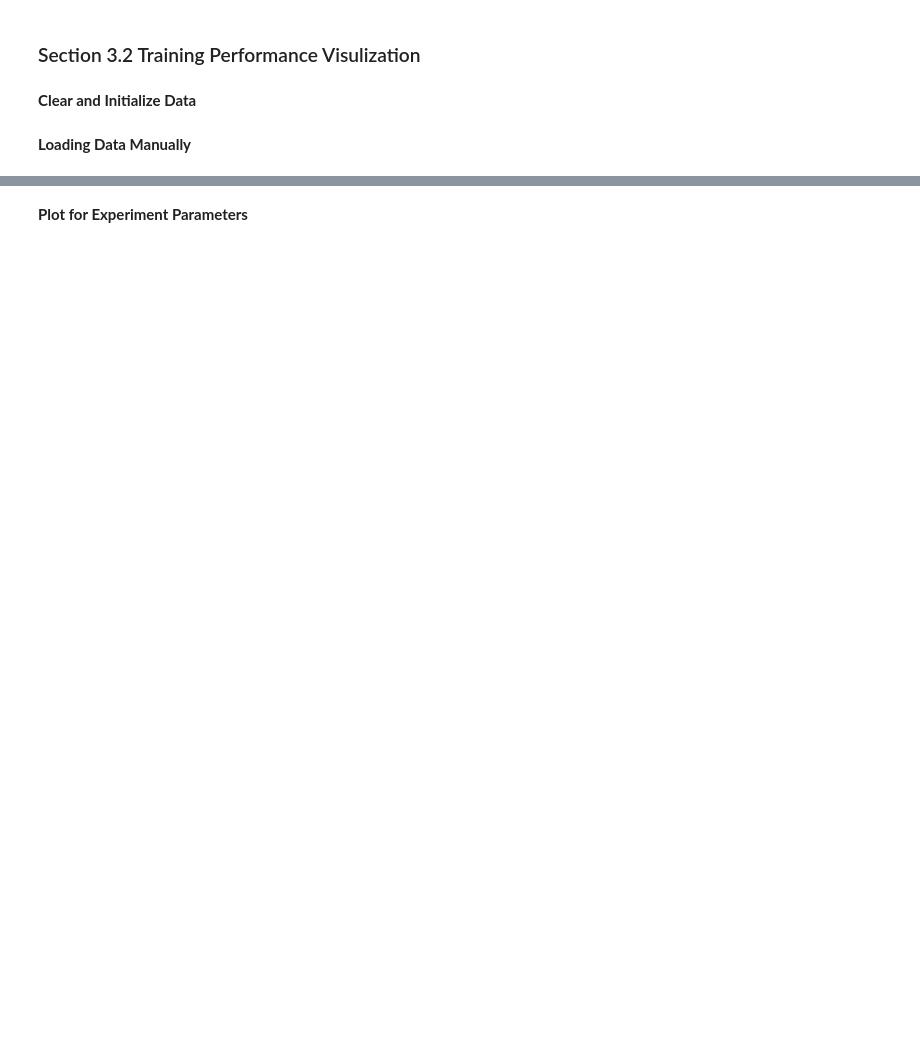
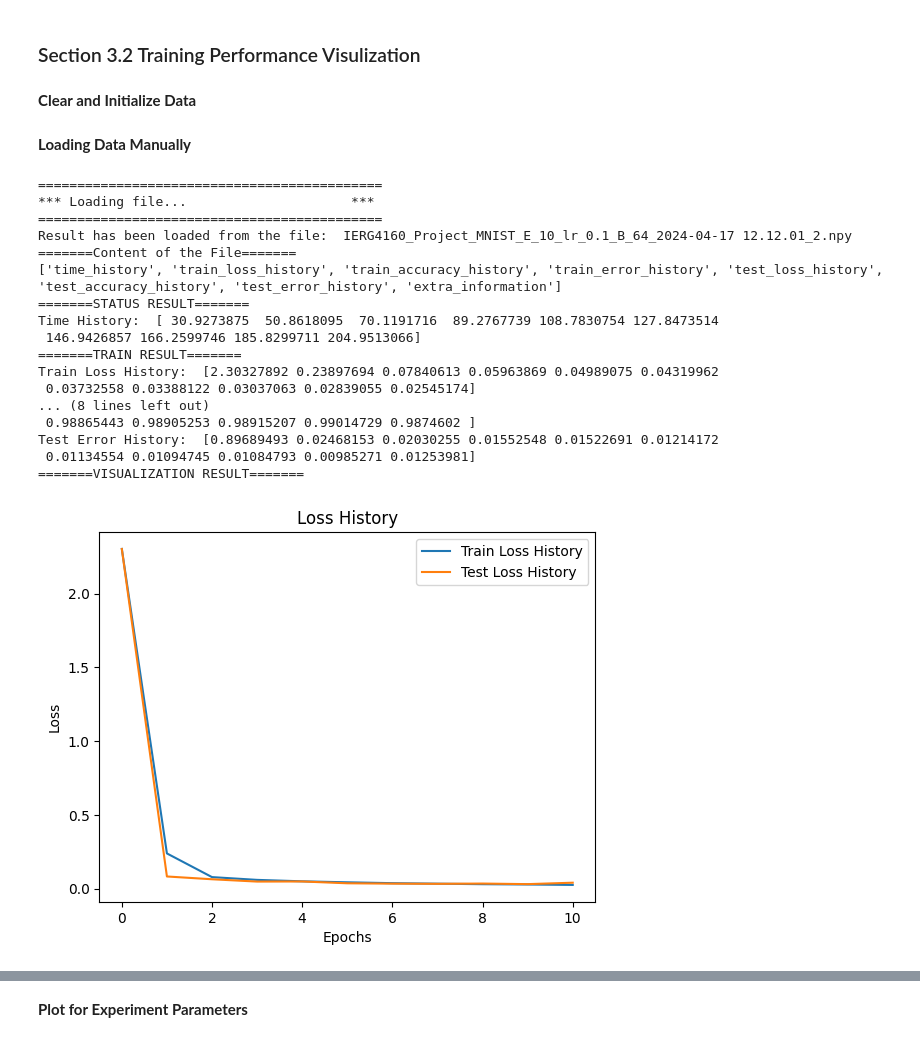
Before and after one commit to AssoStudent/MNIST-CNN, a Jupyter notebook: Project.ipynb, the cells around one changed output, grey strips where cells are left out. Cells and saved outputs as stored; diff of their text form; code cells hidden in the pictures; blank space fills up the shorter version.

```diff
--- a/Project.ipynb
+++ b/Project.ipynb
@@ -807,12 +925,9 @@ data_test_error_history_total = []
 **Loading Data Manually**
 # %%
 # --- Change the parameter manually here!! --- #
-filename_load_list = [f"Results/MNIST CNN Experiment lr/IERG4160_Project_MNIST_E_10_lr_N_B_64_2024-04-17 15.43.43_{100}.npy"]
+filename_load_list = ["IERG4160_Project_MNIST_E_10_lr_0.1_B_64_2024-04-17 12.12.01_2.npy"]
 data_append_load = True
 #----------------------------------------------#
-
-# Find matching filenames using glob
-#filename_load_list = glob.glob(file_pattern)
 
 for filename_load in filename_load_list:
     print("============================================")
@@ -839,30 +954,49 @@ for filename_load in filename_load_list:
         print("Time History: ", data_time_history)
 
         print("=======TRAIN RESULT=======")
         print("Train Loss History: ", data_train_loss_history)
         print("Train Accuracy History: ", data_train_accuracy_history)
         print("Train Error History: ", data_train_error_history)
 
         print("=======TEST RESULT=======")
         print("Test Loss History: ", data_test_loss_history)
         print("Test Accuracy History: ", data_test_accuracy_history)
         print("Test Error History: ", data_test_error_history)
 
         print("=======VISUALIZATION RESULT=======")
         #plot_time_history_single(data_time_history, save=False)
         plot_loss_history_single(data_train_loss_history, data_test_loss_history, save=False)
         plot_accuracy_history_single(data_train_accuracy_history, data_test_accuracy_history, save=False)
         plot_error_history_single(data_train_error_history, data_test_error_history, save=False)
 
         # Append the data
         if data_append_load:
             data_time_history_total.append(data_time_history)
             data_train_loss_history_total.append(data_train_loss_history)
             data_train_accuracy_history_total.append(data_train_accuracy_history)
             data_train_error_history_total.append(data_train_error_history)
             data_test_loss_history_total.append(data_test_loss_history)
             data_test_accuracy_history_total.append(data_test_accuracy_history)
             data_test_error_history_total.append(data_test_error_history)
     except (FileNotFoundError, IOError):
         print("Failed to load the file: ", filename_load)
     print("")
+# %% [output]
+============================================
+*** Loading file...                     ***
+============================================
+Result has been loaded from the file:  IERG4160_Project_MNIST_E_10_lr_0.1_B_64_2024-04-17 12.12.01_2.npy
+=======Content of the File=======
+['time_history', 'train_loss_history', 'train_accuracy_history', 'train_error_history', 'test_loss_history', 'test_accuracy_history', 'test_error_history', 'extra_information']
+=======STATUS RESULT=======
+Time History:  [ 30.9273875  50.8618095  70.1191716  89.2767739 108.7830754 127.8473514
+ 146.9426857 166.2599746 185.8299711 204.9513066]
+=======TRAIN RESULT=======
+Train Loss History:  [2.30327892 0.23897694 0.07840613 0.05963869 0.04989075 0.04319962
+ 0.03732558 0.03388122 0.03037063 0.02839055 0.02545174]
+... (8 lines left out)
+ 0.98865443 0.98905253 0.98915207 0.99014729 0.9874602 ]
+Test Error History:  [0.89689493 0.02468153 0.02030255 0.01552548 0.01522691 0.01214172
+ 0.01134554 0.01094745 0.01084793 0.00985271 0.01253981]
+=======VISUALIZATION RESULT=======
+[figure, added]
```
Also changed, not shown: parts of 15 cells of this notebook.
